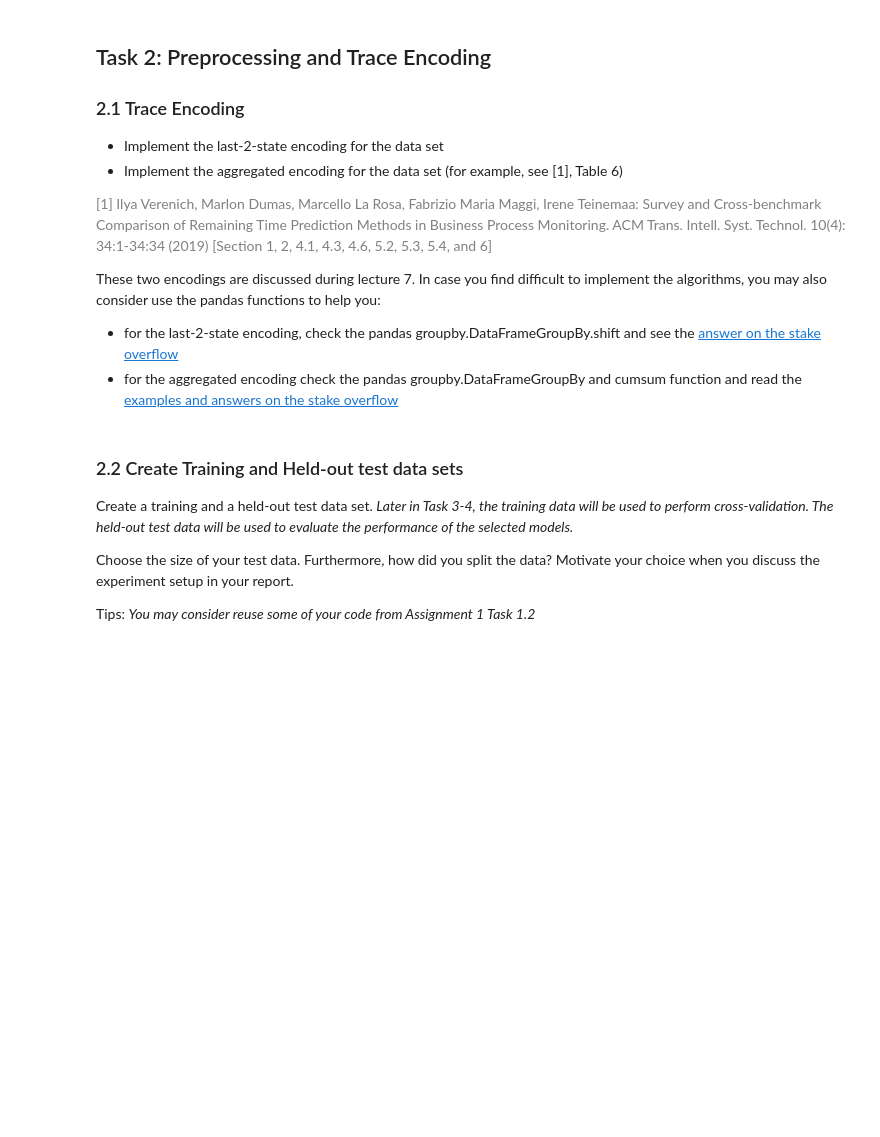
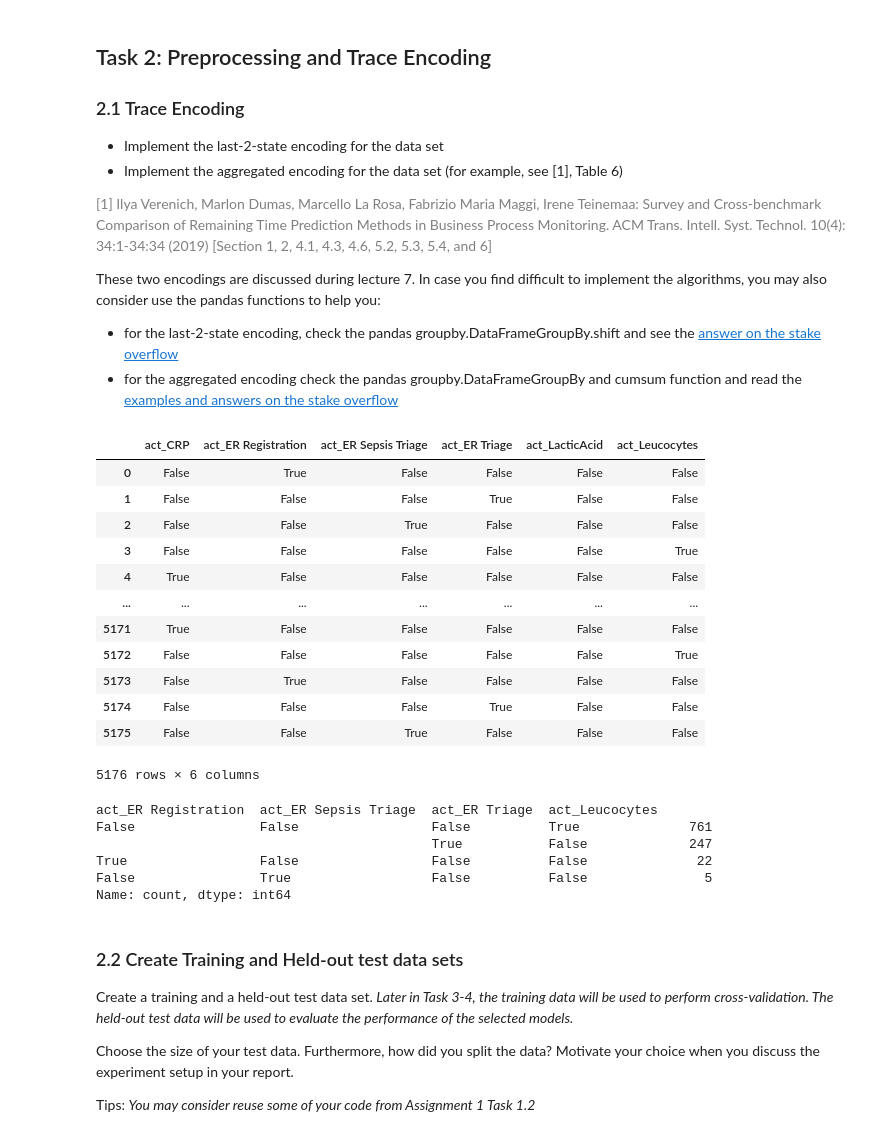
Before and after one commit to MacSuperior/APML-2, a Jupyter notebook: Assignment 2.ipynb, the cells around one changed output. Saved outputs shown, nothing was run; the diff lists cells and outputs as text; code cells hidden in the pictures; blank space fills up the shorter version.

```diff
--- a/Assignment 2.ipynb
+++ b/Assignment 2.ipynb
@@ -119,7 +153,3 @@ df_sorted.reset_index(inplace=True, drop=True)
 df_sorted.groupby(by="Case ID")
 # %% [output]
 <pandas.core.groupby.generic.DataFrameGroupBy object at 0x...>
-# %%
-df_sorted['prev_activity'] = np.where(df_sorted['Case ID'] == df_sorted['Case ID'].shift(1), df_sorted['Activity'].shift(1), None)
-# %%
-df_sorted['prev_2_activity'] = np.where(df_sorted['Case ID'] == df_sorted['Case ID'].shift(2), df_sorted['Activity'].shift(2), None)
@@ -187,13 +225,27 @@ data_Sepsis_ls = last_2_state_encoding(data_sepsis, "Case ID", "Activity")
 # %%
 # TODO: Implement the function that returns the aggregated state encoding of a log
-target_columns = ['act_CRP', 'act_ER Registration', 'act_ER Sepsis Triage', 'act_ER Triage', 'act_LacticAcid', 'act_Leucocytes']
-
-def agg_state_encoding(_data: pd.DataFrame, columncase, columnactivity):
-    df_aggstate = pd.get_dummies(_data, prefix='act', columns=[columnactivity])
-    df_aggstate[target_columns] = df_aggstate.groupby(by = columncase)[target_columns].cumsum()
-
-    return(df_aggstate)
+def agg_state_encoding(_data, columnCase, columnActivity):
+    _data.groupby(by=columnCase)
+    activity_one_hot = pd.get_dummies(_data[[columnActivity]], prefix='act', columns=[columnActivity])
+    return(activity_one_hot)
 
 
 # TODO: for each of the two data sets, create a last_2_state encoding and an aggregated state encoding
-data_Sepsis_ag = agg_state_encoding(data_sepsis)
+#data_Sepsis_ls = last_n_state_encoding(...)
+data_sepsis_ag = agg_state_encoding(df_sorted, 'Case ID', 'Activity')
+# %%
+data_sepsis_ag
+# %% [output]
+|  | act_CRP | act_ER Registration | act_ER Sepsis Triage | act_ER Triage | act_LacticAcid | act_Leucocytes |
+| 0 | False | True | False | False | False | False |
+| 1 | False | False | False | True | False | False |
+| 2 | False | False | True | False | False | False |
+| 3 | False | False | False | False | False | True |
+| 4 | True | False | False | False | False | False |
+| ... | ... | ... | ... | ... | ... | ... |
+| 5171 | True | False | False | False | False | False |
+| 5172 | False | False | False | False | False | True |
+| 5173 | False | True | False | False | False | False |
+| 5174 | False | False | False | True | False | False |
+| 5175 | False | False | True | False | False | False |
+5176 rows × 6 columns
@@ -200,3 +267,12 @@ data_Sepsis_ag = agg_state_encoding(data_sepsis)
+# %%
+result.value_counts()
+# %% [output]
+act_ER Registration  act_ER Sepsis Triage  act_ER Triage  act_Leucocytes
+False                False                 False          True              761
+                                           True           False             247
+True                 False                 False          False              22
+False                True                  False          False               5
+Name: count, dtype: int64
 # %% [markdown]
 ### 2.2 Create Training and Held-out test data sets
 
```
Also changed, not shown: parts of 17 cells of this notebook, 1 other file.
